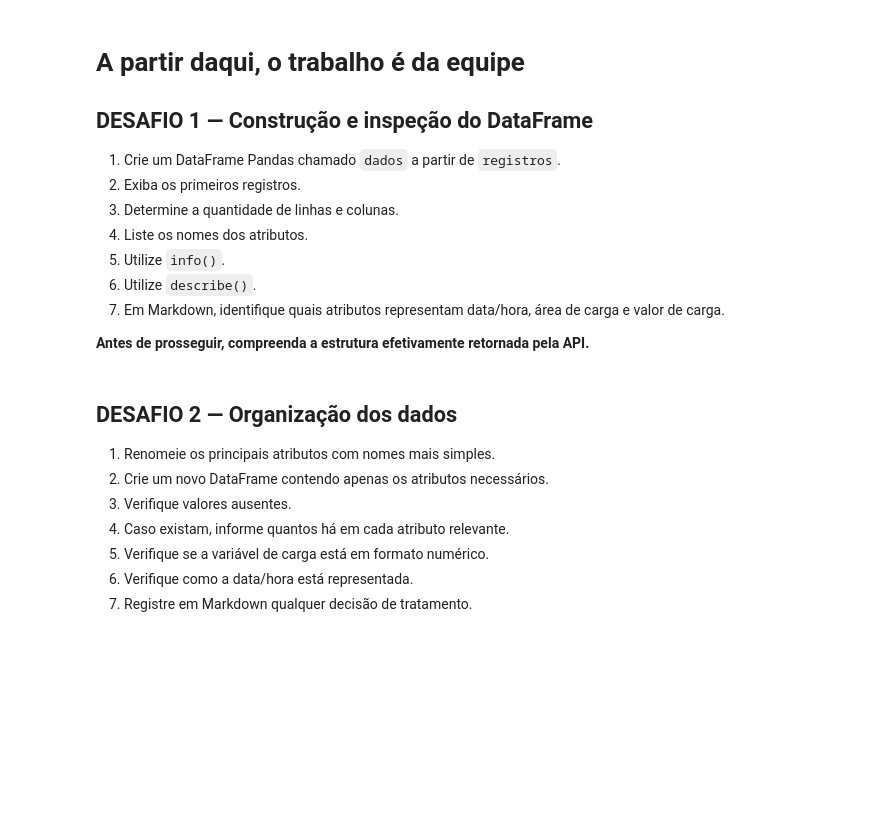
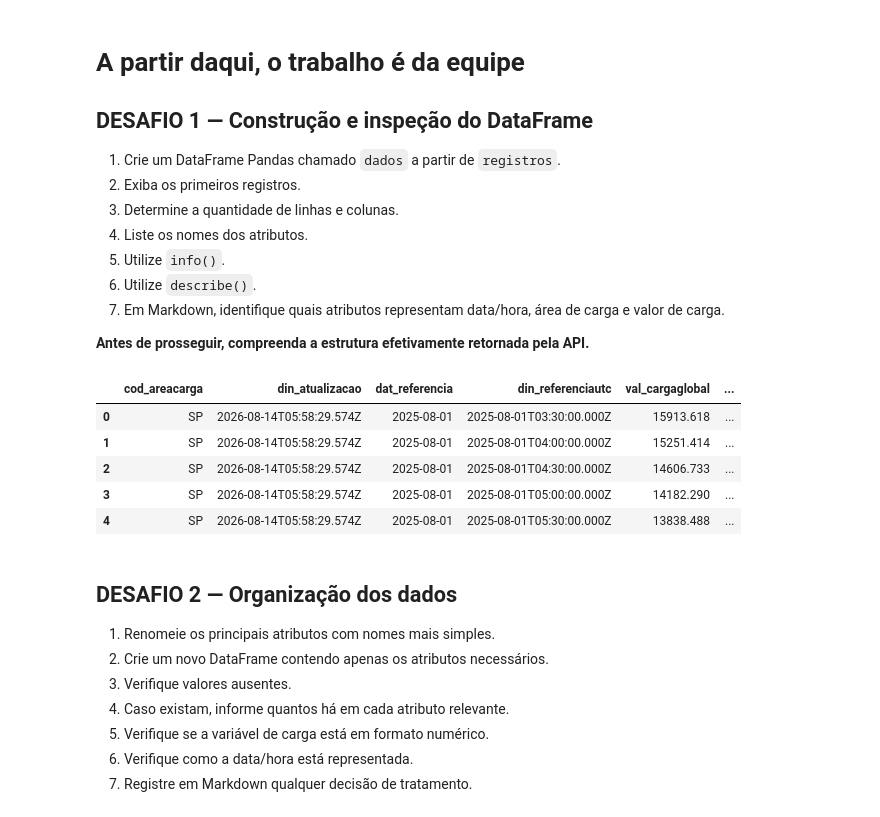
Before and after one commit to Hiero-o/cp_01_tritiack, a Jupyter notebook: Desafio_Final_Energia_ONS_API_Final.ipynb, the cells around one changed output. Saved outputs shown, nothing was run; the diff lists cells and outputs as text; code cells hidden in the pictures; blank space fills up the shorter version.

```diff
--- a/Desafio_Final_Energia_ONS_API_Final.ipynb
+++ b/Desafio_Final_Energia_ONS_API_Final.ipynb
@@ -102,3 +129,13 @@ registros
+# %%
+dados = pd.DataFrame(registros)
+dados.head()
+# %% [output]
+|  | cod_areacarga | din_atualizacao | dat_referencia | din_referenciautc | val_cargaglobal | ... |
+| 0 | SP | 2026-08-14T05:58:29.574Z | 2025-08-01 | 2025-08-01T03:30:00.000Z | 15913.618 | ... |
+| 1 | SP | 2026-08-14T05:58:29.574Z | 2025-08-01 | 2025-08-01T04:00:00.000Z | 15251.414 | ... |
+| 2 | SP | 2026-08-14T05:58:29.574Z | 2025-08-01 | 2025-08-01T04:30:00.000Z | 14606.733 | ... |
+| 3 | SP | 2026-08-14T05:58:29.574Z | 2025-08-01 | 2025-08-01T05:00:00.000Z | 14182.290 | ... |
+| 4 | SP | 2026-08-14T05:58:29.574Z | 2025-08-01 | 2025-08-01T05:30:00.000Z | 13838.488 | ... |
 # %% [markdown]
 ## DESAFIO 2 — Organização dos dados
 
```
Also changed, not shown: parts of 9 cells of this notebook.
